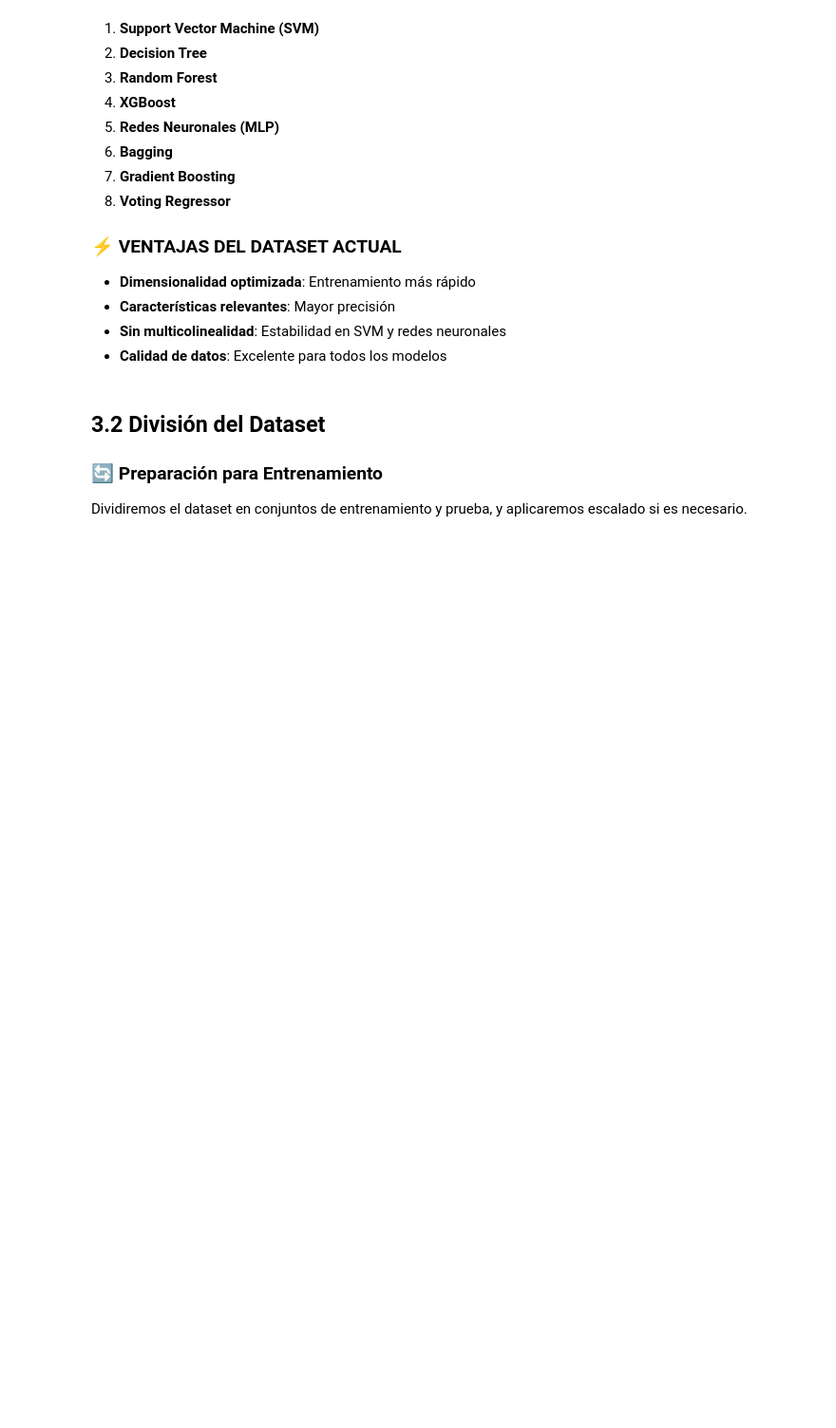
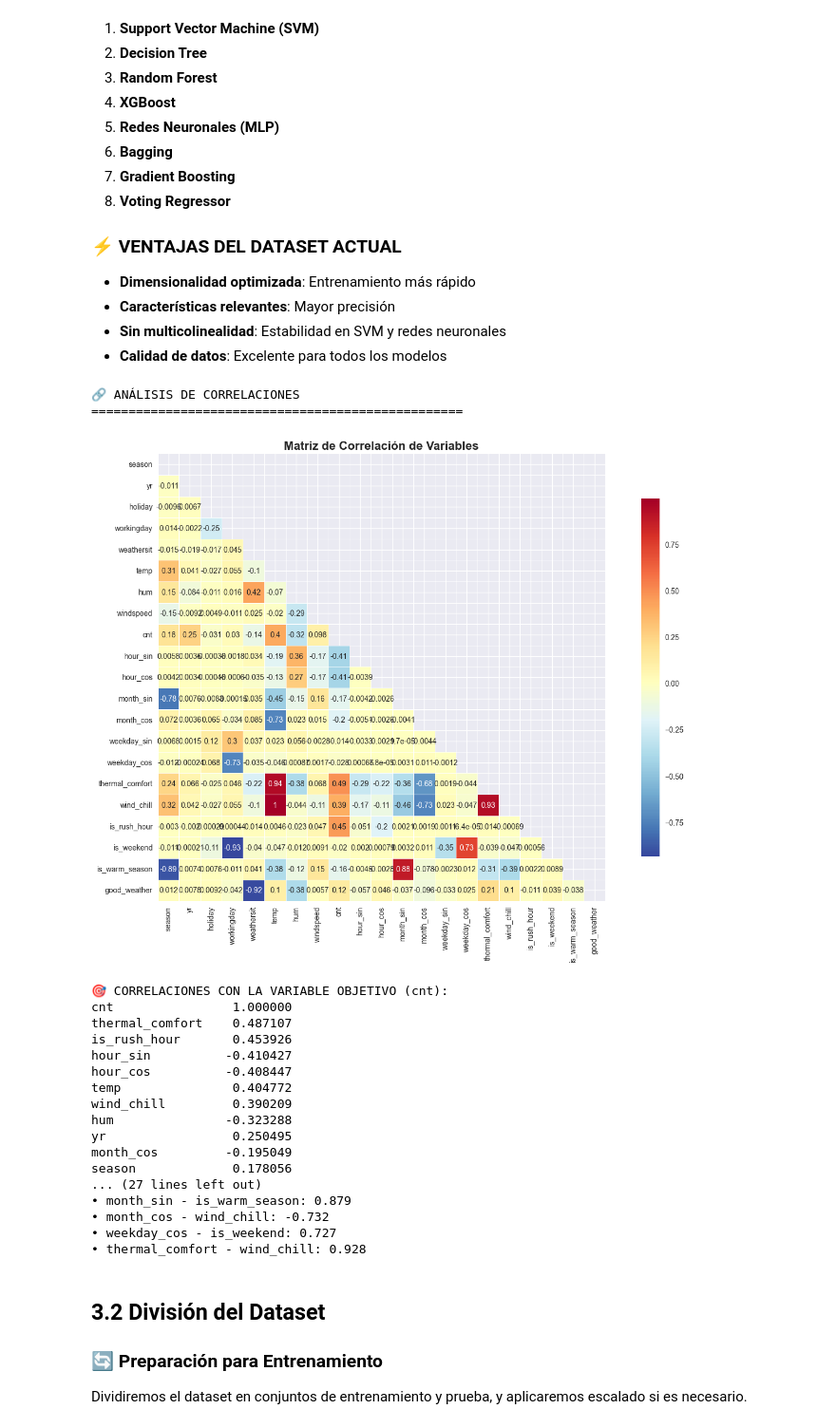
Before and after one commit to mlandaf/Proyecto_ML_2025, a Jupyter notebook: bike_sharing_regression.ipynb, the cells around one changed output. Shown at 95% size. Drawn from its saved outputs; the diff is of its cells as text; code cells hidden in the pictures; blank space fills up the shorter version.

```diff
--- a/bike_sharing_regression.ipynb
+++ b/bike_sharing_regression.ipynb
@@ -1073,14 +1088,0 @@ print("✅ good_weather - Indicador de buen clima")
-# %%
-# 4. Características de temperatura binned
-print("\n🌡️ Características de temperatura categorizadas:")
-
-# Categorizar temperatura en rangos
-df_features['temp_category'] = pd.cut(df_features['temp'],
-                                    bins=4,
-                                    labels=['Cold', 'Cool', 'Warm', 'Hot'])
-
-# Crear variables dummy para temperatura
-temp_dummies = pd.get_dummies(df_features['temp_category'], prefix='temp')
-df_features = pd.concat([df_features, temp_dummies], axis=1)
-df_features = df_features.drop('temp_category', axis=1)
-print(f"✅ temp_Cold, temp_Cool, temp_Warm, temp_Hot - Categorías de temperatura")
@@ -1088,0 +1089,3 @@ df_features
+# %%
+df_features.drop(columns=['hr', 'mnth', 'weekday'], inplace=True)
+print("ℹ️ Columnas hr, mnth, weekday eliminadas para evitar redundancia")
@@ -1400,6 +1168,59 @@ Con el dataset optimizado, procederemos a entrenar múltiples modelos de regresi
 - **Características relevantes**: Mayor precisión
 - **Sin multicolinealidad**: Estabilidad en SVM y redes neuronales
 - **Calidad de datos**: Excelente para todos los modelos
+# %%
+# 1.5 Análisis de correlaciones
+print("🔗 ANÁLISIS DE CORRELACIONES")
+print("=" * 50)
+
+# Usar la función definida para crear la matriz de correlación
+correlation_matrix = plot_correlation_matrix(df, figsize=(14, 10))
+
+# Análisis detallado de correlaciones con la variable objetivo
+print("\n🎯 CORRELACIONES CON LA VARIABLE OBJETIVO (cnt):")
+target_correlations = correlation_matrix['cnt'].sort_values(key=abs, ascending=False)
+print(target_correlations.to_string())
+
+print("\n📊 TOP 5 VARIABLES MÁS CORRELACIONADAS CON LA DEMANDA:")
+top_correlations = target_correlations.drop('cnt').head(5)
+for variable, correlation in top_correlations.items():
+    direction = "positiva" if correlation > 0 else "negativa"
+    print(f"• {variable}: {correlation:.3f} (correlación {direction})")
+
+print("\n⚠️ CORRELACIONES FUERTES ENTRE VARIABLES INDEPENDIENTES (posible multicolinealidad):")
+strong_correlations = []
+for i in range(len(correlation_matrix.columns)):
+    for j in range(i+1, len(correlation_matrix.columns)):
+        correlation = correlation_matrix.iloc[i, j]
+        if abs(correlation) > 0.7 and correlation_matrix.columns[i] != 'cnt' and correlation_matrix.columns[j] != 'cnt':
+            strong_correlations.append((correlation_matrix.columns[i], correlation_matrix.columns[j], correlation))
+
+if strong_correlations:
+    for var1, var2, corr in strong_correlations:
+        print(f"• {var1} - {var2}: {corr:.3f}")
+else:
+    print("No se encontraron correlaciones fuertes (>0.7) entre variables independientes")
+# %% [output]
+🔗 ANÁLISIS DE CORRELACIONES
+==================================================
+[figure, added]
+🎯 CORRELACIONES CON LA VARIABLE OBJETIVO (cnt):
+cnt                1.000000
+thermal_comfort    0.487107
+is_rush_hour       0.453926
+hour_sin          -0.410427
+hour_cos          -0.408447
+temp               0.404772
+wind_chill         0.390209
+hum               -0.323288
+yr                 0.250495
+month_cos         -0.195049
+season             0.178056
+... (27 lines left out)
+• month_sin - is_warm_season: 0.879
+• month_cos - wind_chill: -0.732
+• weekday_cos - is_weekend: 0.727
+• thermal_comfort - wind_chill: 0.928
 # %% [markdown]
 ## 3.2 División del Dataset
 
```
Also changed, not shown: parts of 33 cells of this notebook.
